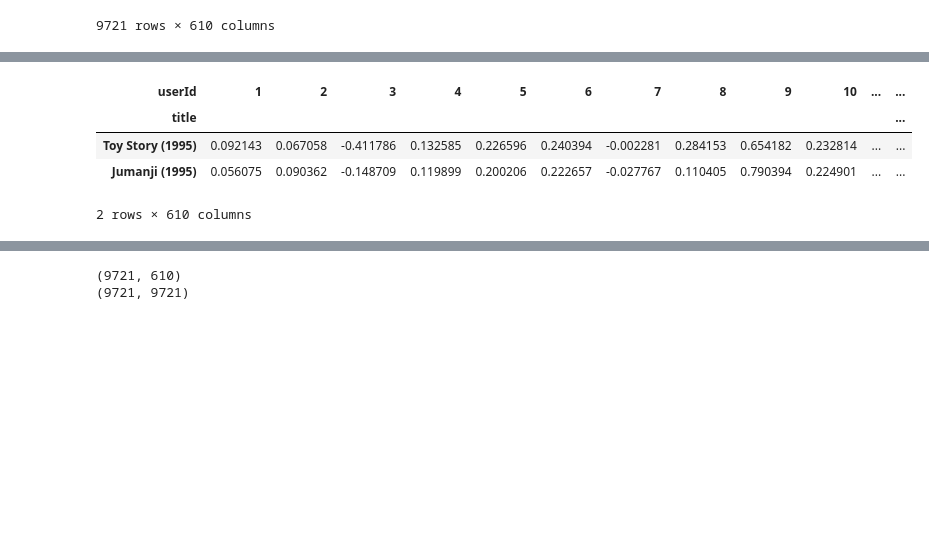
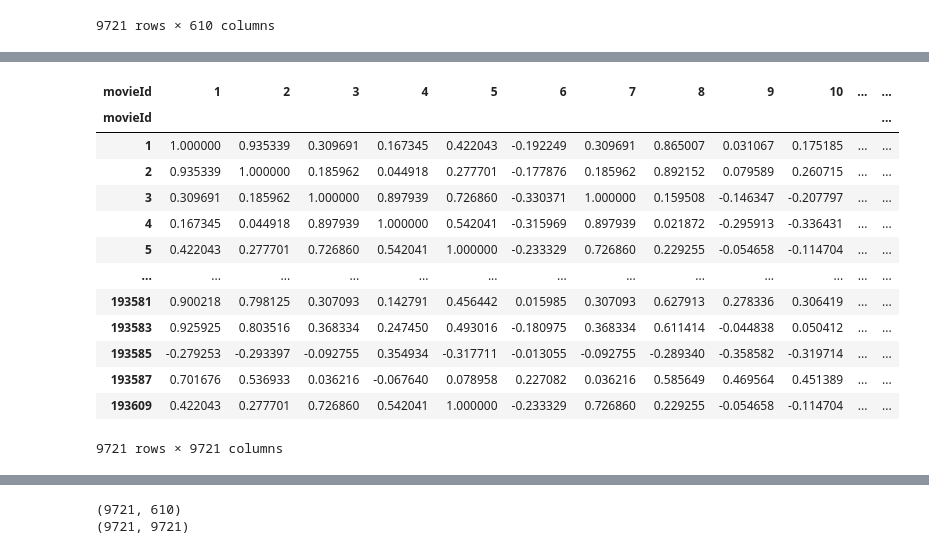
Before and after one commit to basamg912/item_based-recommendation-system, a Jupyter notebook: notebooks/item_based_CF(sim_matrix).ipynb, the cells around one changed output, grey strips where cells are left out. Cells and saved outputs as stored; diff of their text form; code cells hidden in the pictures; blank space fills up the shorter version.

Commit message:
calc total sim matrix

```diff
--- a/notebooks/item_based_CF(sim_matrix).ipynb
+++ b/notebooks/item_based_CF(sim_matrix).ipynb
@@ -515,7 +515,7 @@ movie_genre_matrix
 9721 rows × 19 columns
 # %%
 for genre in genres_list:
-    movie_genre_matrix[genre] = movies_df.set_index('title')['genres'].apply(lambda x : 1 if genre in x else 0) # apply 적용을 위해 movies_df 의 인덱스 movieId 로 설정
+    movie_genre_matrix[genre] = movies_df.set_index('movieId')['genres'].apply(lambda x : 1 if genre in x else 0) # apply 적용을 위해 movies_df 의 인덱스 movieId 로 설정
 
 movie_genre_matrix
 # %% [output]
@@ -684,7 +684,7 @@ movies_df
 # %% [markdown]
 ## 연도의 괄호 제거
 # %%
-movies_year = movies_df.set_index('title')['year'].str.strip(to_strip="()")
+movies_year = movies_df.set_index('movieId')['year'].str.strip(to_strip="()")
 # %%
 movies_year
 # %% [output]
@@ -703,6 +703,6 @@ Andrew Dice Clay: Dice Rules (1991)          1991
 Name: year, Length: 9721, dtype: object
 # %%
-movie_ratings_df['year'] = movie_ratings_df['title'].map(movies_year.to_dict())
+movie_ratings_df['year'] = movie_ratings_df['movieId'].map(movies_year.to_dict())
 
 movie_ratings_df
 # %% [output]
@@ -1041,16 +1041,16 @@ item_user_matrix
 # %%
 def get_rating_item_user_matrix(movie_ratings_df, is_centered=False):
     value = "weighted_centered_rating" if is_centered==True else "rating"
-    item_user_matrix = movie_ratings_df.pivot_table(values=value, index='title', columns='userId') # 영화별 유저의 weighted mean centering 평점 matrix
+    item_user_matrix = movie_ratings_df.pivot_table(values=value, index='movieId', columns='userId') # 영화별 유저의 weighted mean centering 평점 matrix
     return item_user_matrix.fillna(0)
 
 
 def get_genre_item_user_matrix(movie_ratings_df, is_centered=False):
     user_genre_avg = movie_ratings_df.groupby('userId').apply(calc_user_genre_mean)
 
-    movie_genre_matrix = pd.DataFrame(0, index=movies_df['title'], columns=genres_list)
+    movie_genre_matrix = pd.DataFrame(0, index=movies_df['movieId'], columns=genres_list)
     for genre in genres_list:
-        movie_genre_matrix[genre] = movies_df.set_index('title')['genres'].apply(lambda x : 1 if genre in x else 0) # apply 적용을 위해 movies_df 의 인덱스 movieId 로 설정
+        movie_genre_matrix[genre] = movies_df.set_index('movieId')['genres'].apply(lambda x : 1 if genre in x else 0) # apply 적용을 위해 movies_df 의 인덱스 movieId 로 설정
     genre_count = movie_genre_matrix.sum(axis=1)
     movie_genre_matrix = movie_genre_matrix.div(genre_count.replace(0,1), axis=0)
 
@@ -1084,9 +1086,19 @@ array([[ 1.        ,  0.        ,  0.        , ..., -0.033583  ,
 # %%
-mat2 = get_genre_item_user_matrix(movie_ratings_df)
-mat2.head(2)
+mat2 = cosine_similarity(get_genre_item_user_matrix(movie_ratings_df))
+mat2 = pd.DataFrame(mat2, index=movies_df['movieId'], columns=movies_df['movieId'])
+mat2
 # %% [output]
-| userId | 1 | 2 | 3 | 4 | 5 | 6 | 7 | 8 | 9 | 10 | ... | ... |
-| title |  |  |  |  |  |  |  |  |  |  |  | ... |
-| Toy Story (1995) | 0.092143 | 0.067058 | -0.411786 | 0.132585 | 0.226596 | 0.240394 | -0.002281 | 0.284153 | 0.654182 | 0.232814 | ... | ... |
-| Jumanji (1995) | 0.056075 | 0.090362 | -0.148709 | 0.119899 | 0.200206 | 0.222657 | -0.027767 | 0.110405 | 0.790394 | 0.224901 | ... | ... |
+| movieId | 1 | 2 | 3 | 4 | 5 | 6 | 7 | 8 | 9 | 10 | ... | ... |
+| movieId |  |  |  |  |  |  |  |  |  |  |  | ... |
+| 1 | 1.000000 | 0.935339 | 0.309691 | 0.167345 | 0.422043 | -0.192249 | 0.309691 | 0.865007 | 0.031067 | 0.175185 | ... | ... |
+| 2 | 0.935339 | 1.000000 | 0.185962 | 0.044918 | 0.277701 | -0.177876 | 0.185962 | 0.892152 | 0.079589 | 0.260715 | ... | ... |
+| 3 | 0.309691 | 0.185962 | 1.000000 | 0.897939 | 0.726860 | -0.330371 | 1.000000 | 0.159508 | -0.146347 | -0.207797 | ... | ... |
+| 4 | 0.167345 | 0.044918 | 0.897939 | 1.000000 | 0.542041 | -0.315969 | 0.897939 | 0.021872 | -0.295913 | -0.336431 | ... | ... |
+| 5 | 0.422043 | 0.277701 | 0.726860 | 0.542041 | 1.000000 | -0.233329 | 0.726860 | 0.229255 | -0.054658 | -0.114704 | ... | ... |
+| ... | ... | ... | ... | ... | ... | ... | ... | ... | ... | ... | ... | ... |
+| 193581 | 0.900218 | 0.798125 | 0.307093 | 0.142791 | 0.456442 | 0.015985 | 0.307093 | 0.627913 | 0.278336 | 0.306419 | ... | ... |
+| 193583 | 0.925925 | 0.803516 | 0.368334 | 0.247450 | 0.493016 | -0.180975 | 0.368334 | 0.611414 | -0.044838 | 0.050412 | ... | ... |
+| 193585 | -0.279253 | -0.293397 | -0.092755 | 0.354934 | -0.317711 | -0.013055 | -0.092755 | -0.289340 | -0.358582 | -0.319714 | ... | ... |
+| 193587 | 0.701676 | 0.536933 | 0.036216 | -0.067640 | 0.078958 | 0.227082 | 0.036216 | 0.585649 | 0.469564 | 0.451389 | ... | ... |
+| 193609 | 0.422043 | 0.277701 | 0.726860 | 0.542041 | 1.000000 | -0.233329 | 0.726860 | 0.229255 | -0.054658 | -0.114704 | ... | ... |
-2 rows × 610 columns
+9721 rows × 9721 columns
```
Also changed, not shown: parts of 30 cells of this notebook.
